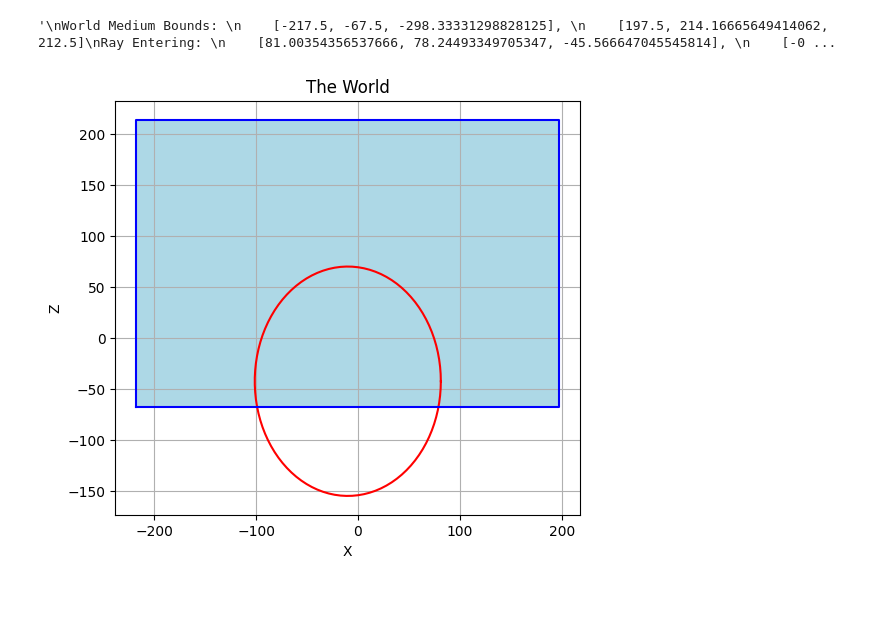
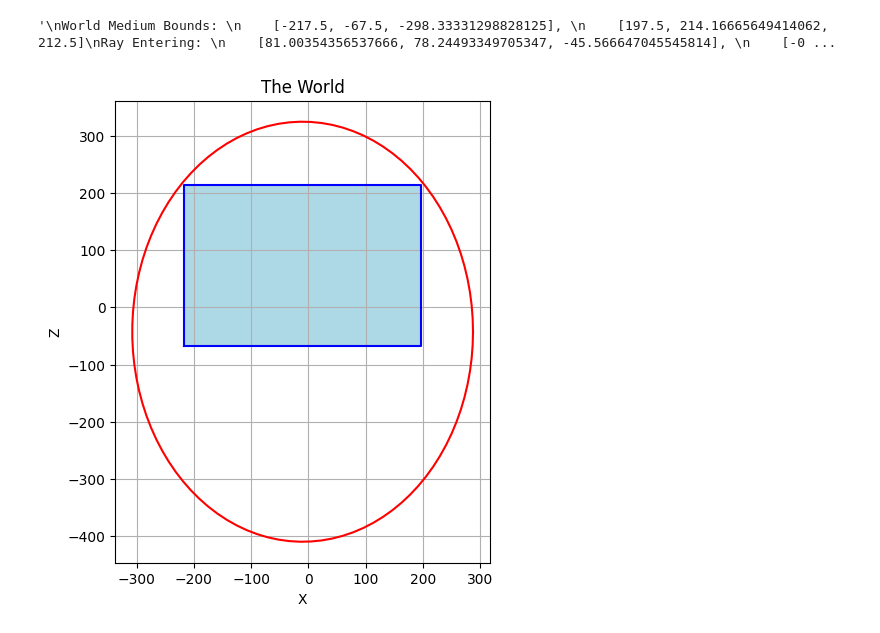
Before and after one commit to JohnBatmanMySlinky/PBRJ, a Jupyter notebook: src/notebooks/plotting_nanovdb.ipynb, the cells around one changed output. Saved outputs shown, nothing was run; the diff lists cells and outputs as text; code cells hidden in the pictures; blank space fills up the shorter version.

```diff
--- a/src/notebooks/plotting_nanovdb.ipynb
+++ b/src/notebooks/plotting_nanovdb.ipynb
@@ -39,33 +39,33 @@ bbox_pmin = Pnt3(-217.5, -67.5, -298.33331298828125)
 bbox_pmax = Pnt3(197.5, 214.16665649414062, 212.5)
 # %%
 # Define the radius
-radius = 0.44224957031
+radius = 1.44224957031
 
 # Generate points for the circle
 theta = np.linspace(0, 2 * np.pi, 100)
 # x = (radius * np.cos(theta) + circle_translate.x) * circle_scale.x
 # z = (radius * np.sin(theta) + circle_translate.z) * circle_scale.z
 
 x = (radius * np.cos(theta) * circle_scale.x + circle_translate.x)
 z = (radius * np.sin(theta) * circle_scale.z + circle_translate.z)
 
 corners_x = [bbox_pmin.x, bbox_pmax.x, bbox_pmax.x, bbox_pmin.x, bbox_pmin.x]
 corners_y = [bbox_pmin.y, bbox_pmin.y, bbox_pmax.y, bbox_pmax.y, bbox_pmin.y]
 
 # Plot the circle
 plt.figure(figsize=(6,6))
 plt.plot(x, z, 'r-')
 
 # plot the square
 plt.plot(corners_x, corners_y, 'b-')
 plt.fill(corners_x, corners_y, 'lightblue')
 
 # options
 plt.gca().set_aspect('equal', adjustable='box')
 plt.title(f'The World')
 plt.xlabel('X')
 plt.ylabel('Z')
 plt.grid(True)
 plt.show()
 # %% [output]
-[figure, old version]
+[figure, new version]
```
Also changed, not shown: 6 other files.
